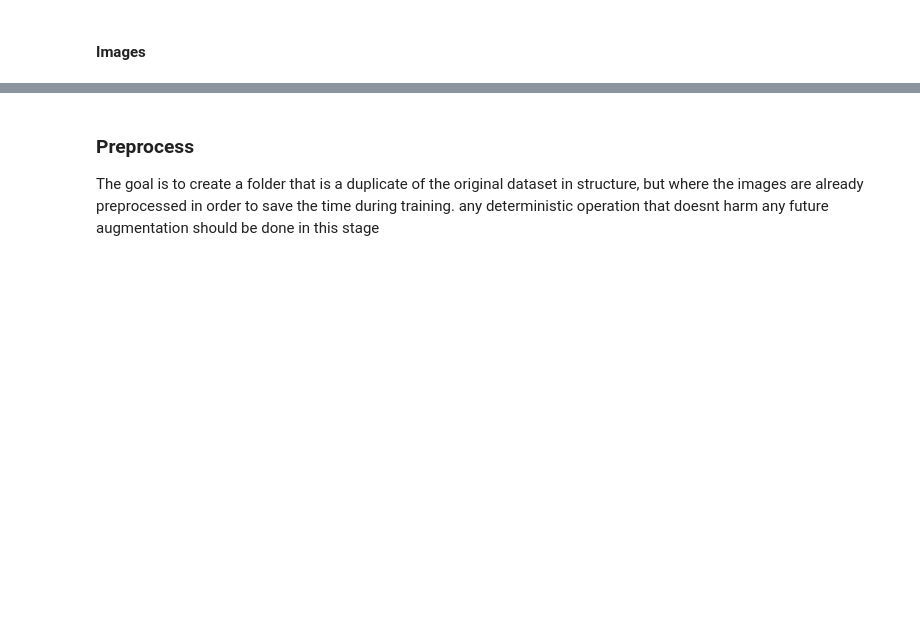
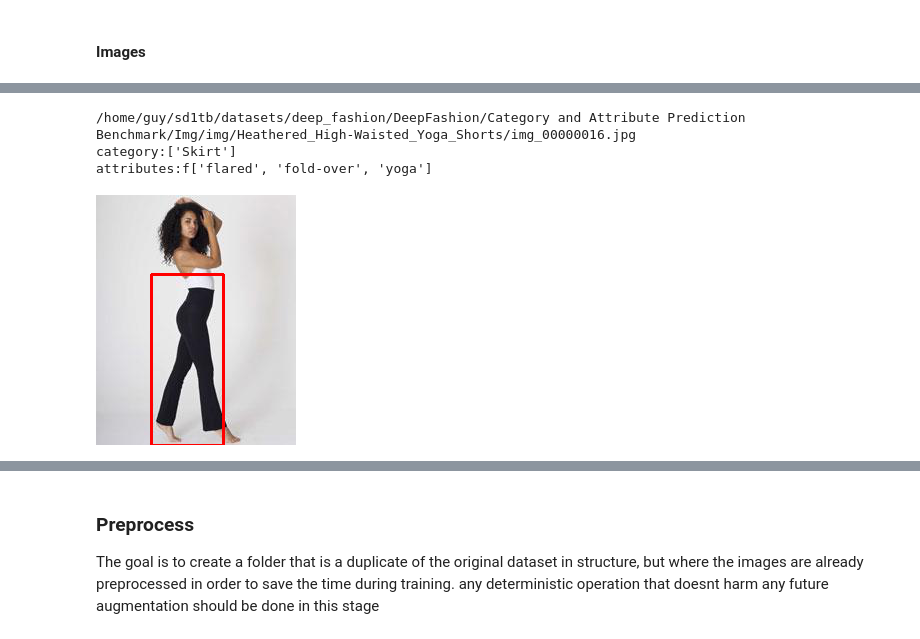
Before and after one commit to guyk1971/PyTorch-VAE, a Jupyter notebook: datasets/deep_fashion.ipynb, the cells around one changed output, grey strips where cells are left out. Cells and saved outputs as stored; diff of their text form; code cells hidden in the pictures; blank space fills up the shorter version.

```diff
--- a/datasets/deep_fashion.ipynb
+++ b/datasets/deep_fashion.ipynb
@@ -515,22 +685,0 @@ img_fn[0].split('Img/')[1]
-# %%
-import cv2
-def show_img_bbox(imgname):
-    img=Image.open(imgname)
-    img = np.array(img)
-    bb = bbox.loc[imgname.split('Img/')[1]]
-    img = cv2.rectangle(img,tuple(bb[:2]),tuple(bb[2:]),(255,0,0),2)
-    return Image.fromarray(img)
-
-def crop_img_bbox(imgname,size=256,value=(255,255,255)):
-    img=Image.open(imgname)
-    img = np.array(img)
-    x1,y1,x2,y2 = bbox.loc[imgname.split('Img/')[1]] # x1 y1 x2 y2
-    w=x2-x1
-    h=y2-y1
-    rsz = size/h if h>w else size/w
-    w=int(w*rsz)
-    h=int(h*rsz)
-    new_img = cv2.resize(img[y1:y2,x1:x2],(w,h))
-    new_img = cv2.copyMakeBorder(new_img,(size-h)//2,(size-h)//2,(size-w)//2,(size-w)//2,cv2.BORDER_CONSTANT,value = (255,255,255))
-    new_img=Image.fromarray(new_img)
-    return new_img
@@ -539 +686,9 @@ show_img_bbox(img_fn[151])
+# %%
+# see img_fn[1] and img_fn[10] isnt it a duplicate ? what's the difference between them ?
+show_img_bbox(img_fn[1352],True)
+# %% [output]
+/home/guy/sd1tb/datasets/deep_fashion/DeepFashion/Category and Attribute Prediction Benchmark/Img/img/Heathered_High-Waisted_Yoga_Shorts/img_00000016.jpg
+category:['Skirt']
+attributes:f['flared', 'fold-over', 'yoga']
+[figure, added]
 # %%
```
Also changed, not shown: parts of 31 cells of this notebook, 2 other files.
